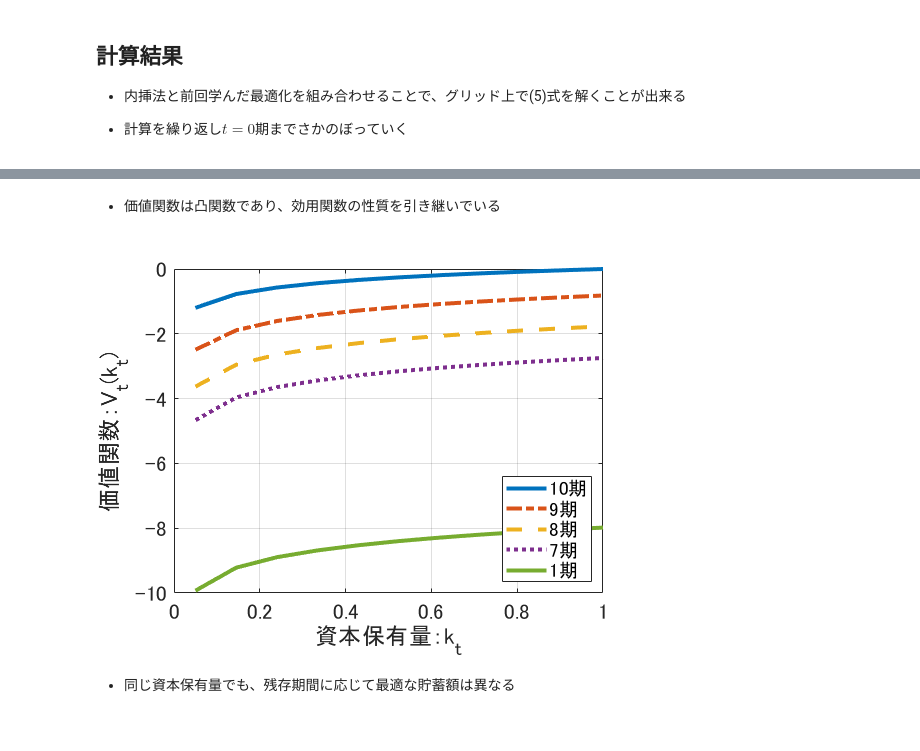
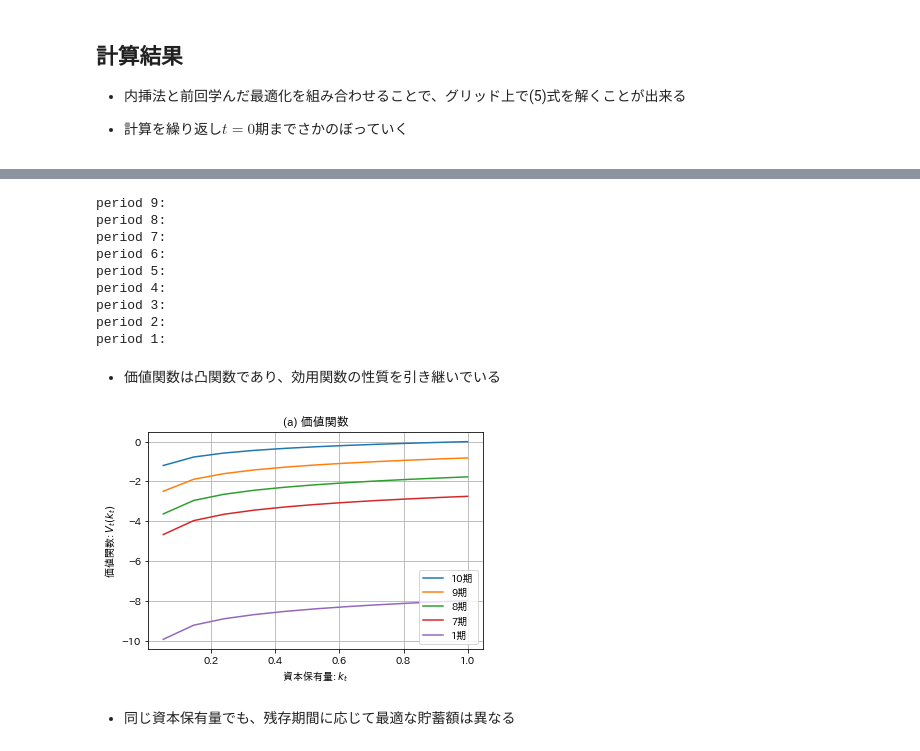
Before and after one commit to tkksnk/macrotopicsA2022, a Jupyter notebook: Slides/macrotopicsA_chapter3_1.ipynb, the cells around one changed output, grey strips where cells are left out. Drawn from its saved outputs; the diff is of its cells as text; code cells hidden in the pictures.

```diff
--- a/Slides/macrotopicsA_chapter3_1.ipynb
+++ b/Slides/macrotopicsA_chapter3_1.ipynb
@@ -227,3 +231,18 @@ vfcn1 = -1*vfcn1;
+# %%
+m = Model()
+CRRA_vec =  np.vectorize(CRRA) # CRRA関数をベクトル化する
+vfcn = np.empty((m.nk,m.TT)) # 価値関数
+pfcn = np.empty((m.nk,m.TT)) # 政策関数
+cfcn = np.empty((m.nk,m.TT)) # 消費関数
+
+#計算開始
+# print(f"Solve Robinson Crusoe Economy with {m.TT} Periods")
+
+#最終期(全てを消費)
+# ※pythonはzero-based indexing なので 最後の要素のインデックスはTT-1である。
+pfcn[:,m.TT-1] = 0
+cfcn[:,m.TT-1] = m.kgrid ** m.alpha
+vfcn[:,m.TT-1] = CRRA_vec(m,cfcn[:,m.TT-1])
 # %% [markdown]
 - 計算の結果、$T-1$期の価値関数$V_{T-1}(k^{i})$のグリッドの値は、以下のようになる
 # %%
@@ -399,19 +330,41 @@ period 1:
+# %%
+#メインループ
+for t in reversed(range(m.TT-1)):
+
+    print(f"period {t+1}:")
+    vnext = interp1d(m.kgrid, vfcn[:,t+1], kind="cubic",fill_value='extrapolate')
+
+    for i in range(m.nk):
+
+        capital = m.kgrid[i]
+        Bellman = lambda x: BellmanEq(m,capital,x,vnext) #kprime 以外を固定して kprimeの関数にしている
+        pfcn[i,t] = fmin(Bellman,x0=0.01,disp=False)
+        vfcn[i,t] = -Bellman(pfcn[i,t]) #fminは最小値を探す関数なので符号を反転させる
+        cfcn[i,t] = (capital ** m.alpha) - pfcn[i,t]
+# %% [output]
+period 9:
+period 8:
+period 7:
+period 6:
+period 5:
+period 4:
+period 3:
+period 2:
+period 1:
 # %% [markdown]
 - 価値関数は凸関数であり、効用関数の性質を引き継いでいる
-# %%
-figure;
-plot(kgrid, vfcn_mat(:,TT), '-', 'linewidth', 3); hold('on');
-plot(kgrid, vfcn_mat(:,9), '-.', 'linewidth', 3);
-plot(kgrid, vfcn_mat(:,8), '--', 'linewidth', 3);
-plot(kgrid, vfcn_mat(:,7), ':', 'linewidth', 3);
-plot(kgrid, vfcn_mat(:,1), '-', 'linewidth', 3); hold('off');
-%title('価値関数', 'fontsize', 16);
-xlabel('資本保有量：k_{t}', 'Fontsize', 16);
-ylabel('価値関数：V_{t}(k_{t})', 'Fontsize', 16);
-legend('10期', '9期', '8期', '7期', '1期', 'Location', 'SouthEast');
-grid on;
-set(gca,'Fontsize',16);
-# %% [output]
-[figure, removed]
+# %%
+fig, ax = plt.subplots()
+ax.plot(m.kgrid,vfcn[:,m.TT-1],label="10期")
+ax.plot(m.kgrid,vfcn[:,8],label="9期")
+ax.plot(m.kgrid,vfcn[:,7],label="8期")
+ax.plot(m.kgrid,vfcn[:,6],label="7期")
+ax.plot(m.kgrid,vfcn[:,0],label="1期")
+ax.set(xlabel=r"資本保有量: $k_{t}$", ylabel=r"価値関数: $V_{t}(k_{t})$",title="(a) 価値関数")
+ax.grid()
+ax.legend(loc="lower right")
+plt.show()
+# %% [output]
+[figure, added]
 # %% [markdown]
 - 同じ資本保有量でも、残存期間に応じて最適な貯蓄額は異なる
```
Also changed, not shown: parts of 20 cells of this notebook, 5 other files.
